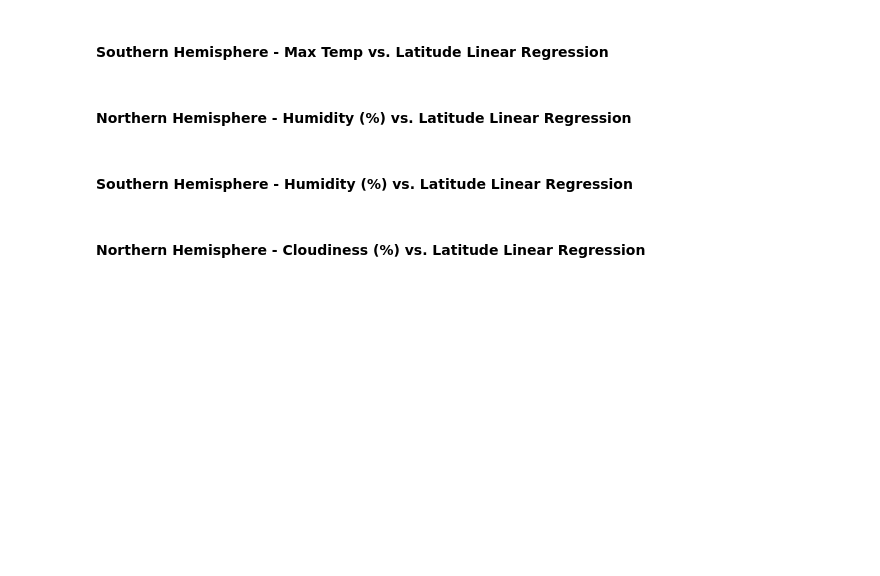
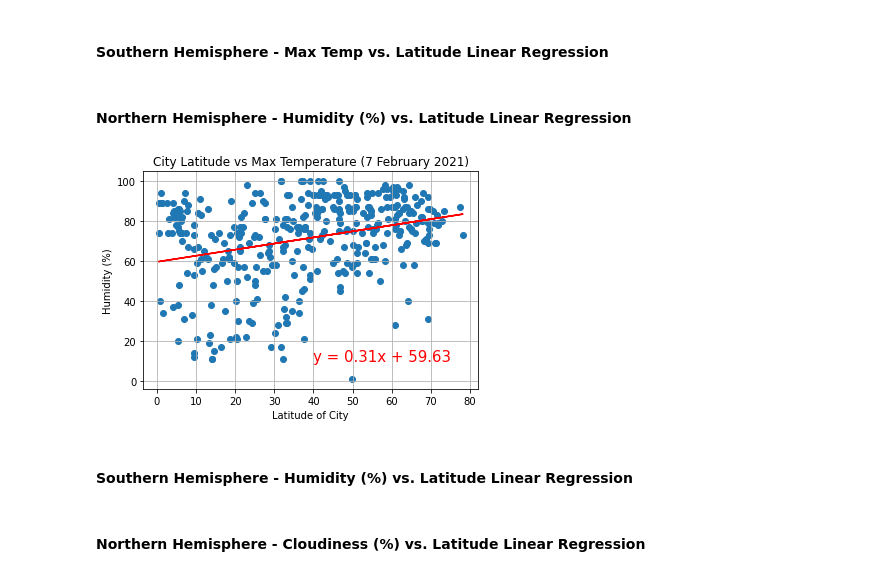
Before and after one commit to njmorr/python-api-challenge, a Jupyter notebook: WeatherPy/WeatherPy.ipynb, the cells around one changed output. Cells and saved outputs as stored; diff of their text form; code cells hidden in the pictures; blank space fills up the shorter version.

```diff
--- a/WeatherPy/WeatherPy.ipynb
+++ b/WeatherPy/WeatherPy.ipynb
@@ -222,6 +264,24 @@ plt.show()
 ####  Southern Hemisphere - Max Temp vs. Latitude Linear Regression
 # %% [markdown]
 ####  Northern Hemisphere - Humidity (%) vs. Latitude Linear Regression
+# %%
+y_values_nhumidity = northern_df["Humidity (%)"]
+
+(slope, intercept, rvalue, pvalue, stderr) = linregress(x_values_north, y_values_nhumidity)
+regress_values_nhumidity = x_values_north * slope + intercept
+line_eq = "y = " + str(round(slope,2)) + "x + " + str(round(intercept,2))
+
+plt.scatter(x_values_north, y_values_nhumidity)
+plt.plot(x_values_north,regress_values_nhumidity,"r-")
+plt.annotate(line_eq,(40,10),fontsize=15,color="red")
+plt.title(label="City Latitude vs Max Temperature (7 February 2021)")
+plt.xlabel(xlabel="Latitude of City")
+plt.ylabel(ylabel="Humidity (%)")
+plt.grid()
+
+plt.show()
+# %% [output]
+[figure, added]
 # %% [markdown]
 ####  Southern Hemisphere - Humidity (%) vs. Latitude Linear Regression
 # %% [markdown]
```
Also changed, not shown: parts of 6 cells of this notebook.
